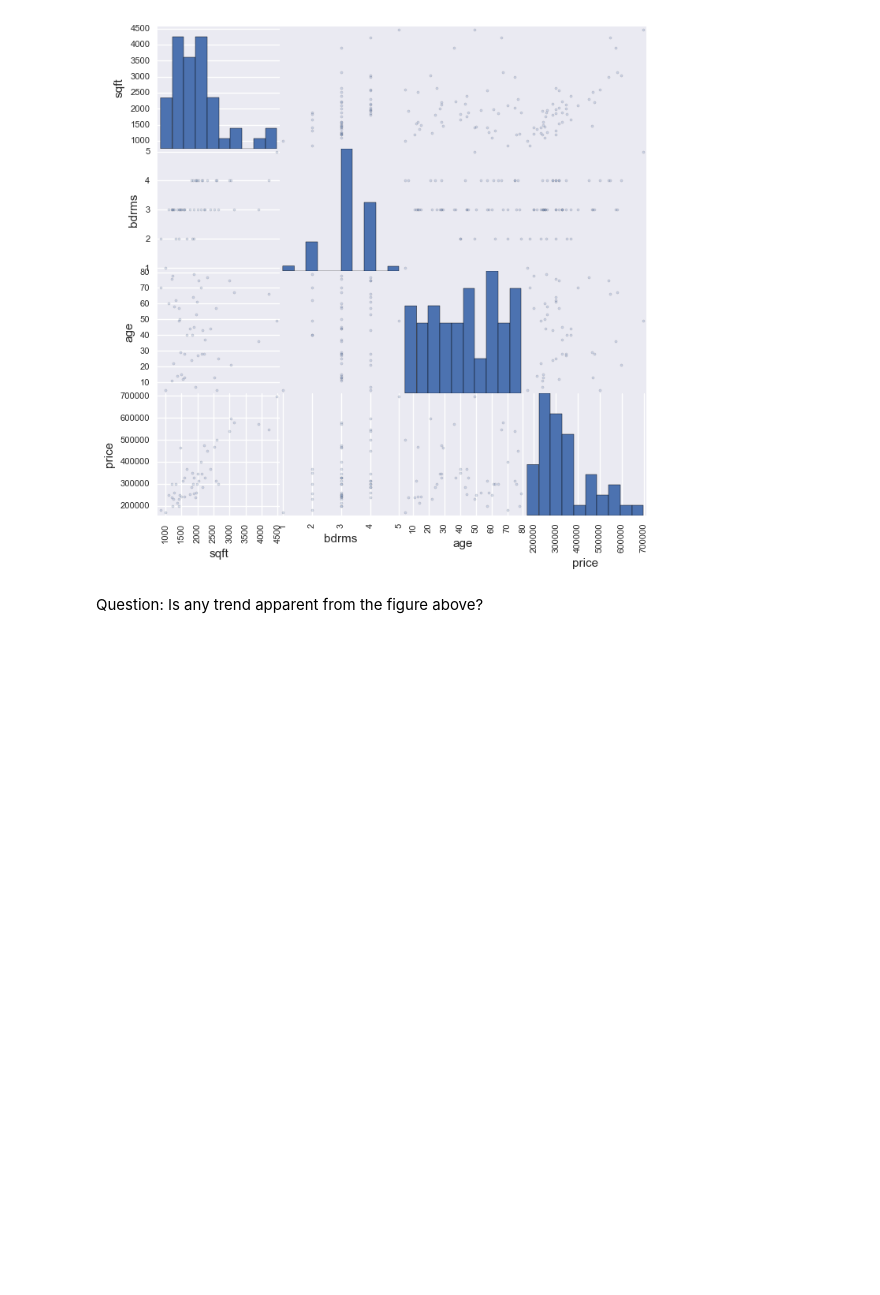
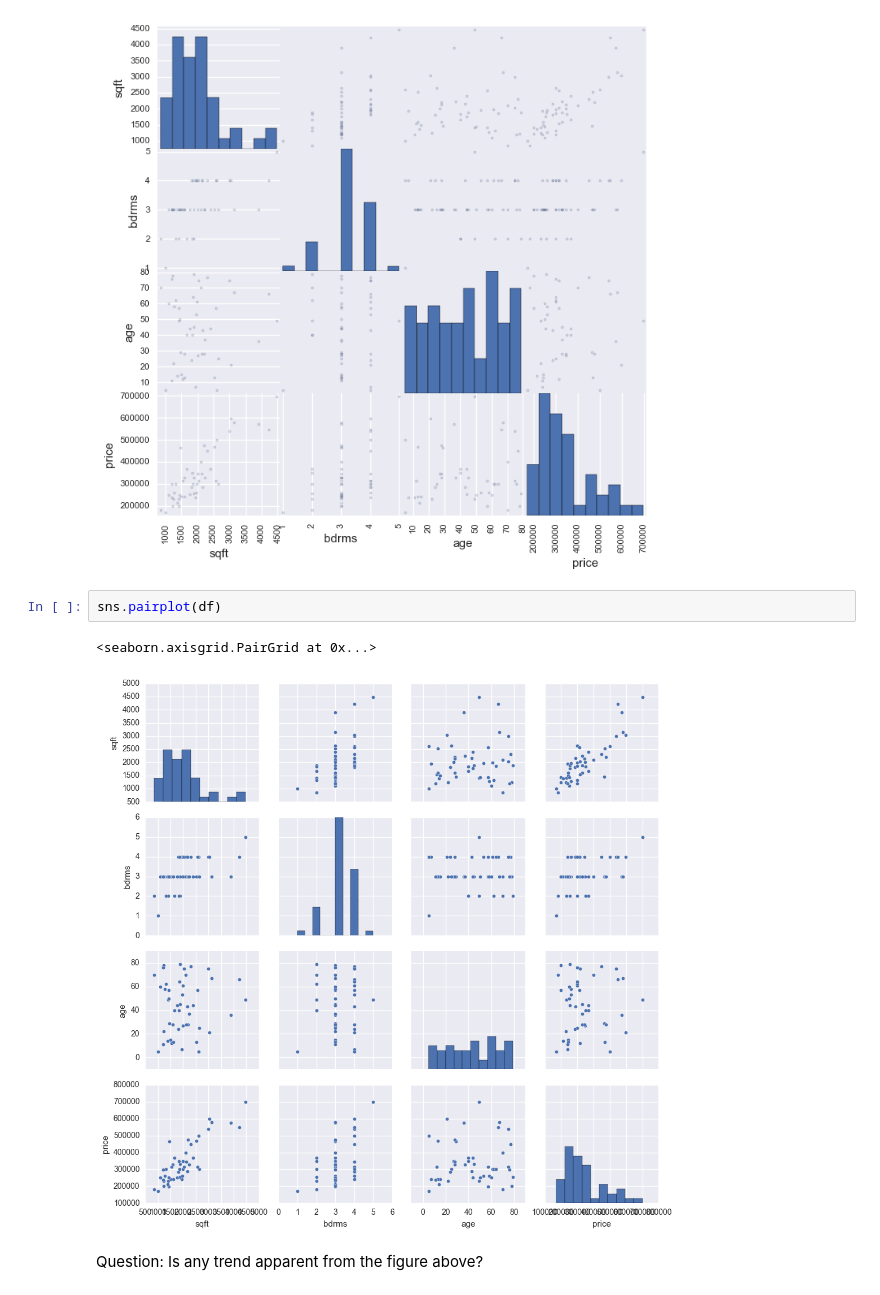
Before and after one commit to mzanetti79/ML-INFN, a Jupyter notebook: notebooks/02_regression.ipynb, the cells around one changed output. Cells and saved outputs as stored; diff of their text form; blank space fills up the shorter version.

```diff
--- a/notebooks/02_regression.ipynb
+++ b/notebooks/02_regression.ipynb
@@ -138,6 +154,11 @@ from pandas.tools.plotting import scatter_matrix
 _  = scatter_matrix(df, alpha=0.2, figsize=(8, 8))
 # %% [output]
 [figure]
+# %%
+sns.pairplot(df)
+# %% [output]
+<seaborn.axisgrid.PairGrid at 0x...>
+[figure, added]
 # %% [markdown]
 Question: Is any trend apparent from the figure above?
 # %% [markdown]
```
Also changed, not shown: parts of 19 cells of this notebook, 43 other files.
